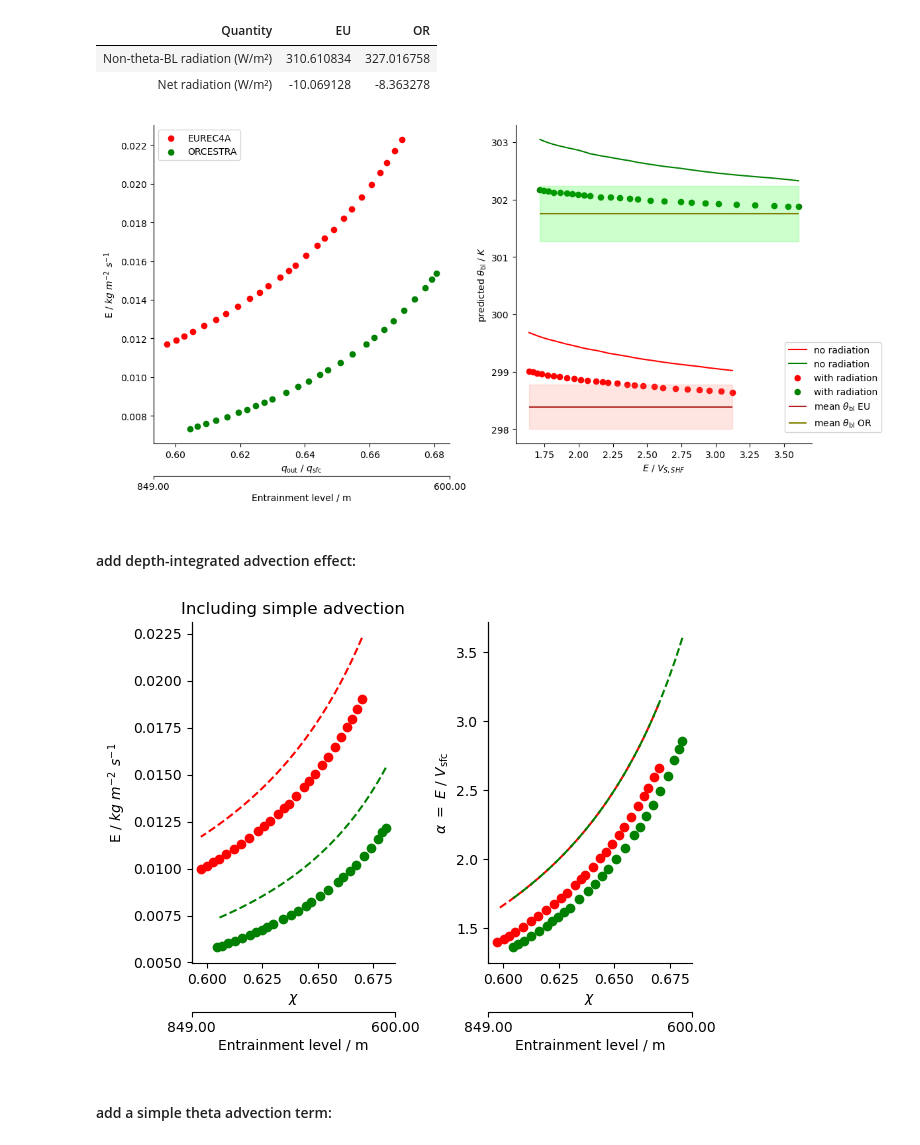
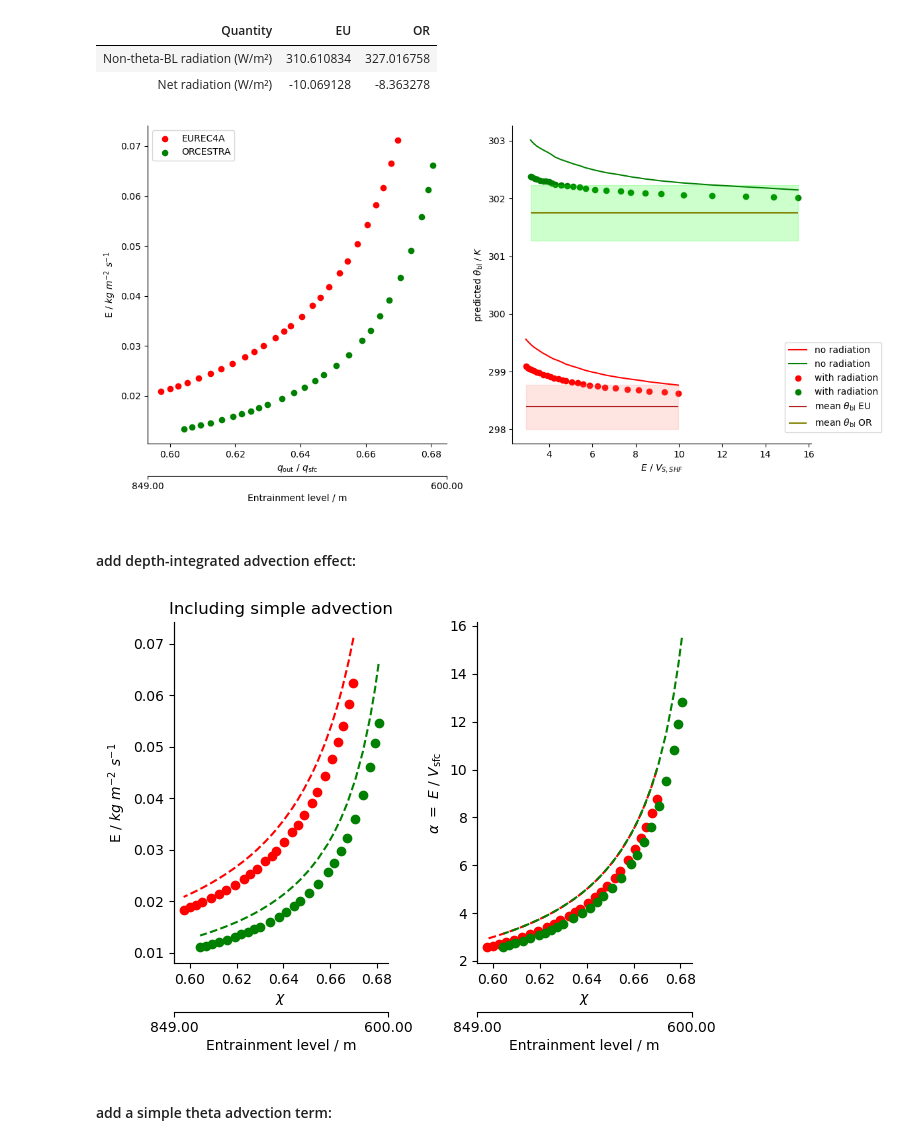
Before and after one commit to meteorologopazzo/BCO_observational, a Jupyter notebook: mass_fluxes_profiles/simplified_scheme.ipynb, the cells around one changed output. Cells and saved outputs as stored; diff of their text form; code cells hidden in the pictures.

```diff
--- a/mass_fluxes_profiles/simplified_scheme.ipynb
+++ b/mass_fluxes_profiles/simplified_scheme.ipynb
@@ -103,14 +109,21 @@ ax[1].set_title("U")
 ax[1].set_xlim(0, 10)
 
 
-temp_eu.plot.line(ax=ax[2], y="height", color="red")
-temp_or.plot.line(ax=ax[2], y="height", color="green")
+
+
+temp_eu.plot.line(ax=ax[2], y="height", color="red", linestyle="--")
+temp_or.plot.line(ax=ax[2], y="height", color="green", linestyle="--")
+
+theta_eu.plot.line(ax=ax[2], y="height", color="red")
+theta_or.plot.line(ax=ax[2], y="height", color="green")
 ax[2].set_title("T")
-ax[2].set_xlim(285, 305)
+ax[2].set_xlim(285, 312)
 ax[2].vlines([sst_eu,
               sst_or],
               ymin=0, ymax=50,
               color=["red", "green"])
+
+
 
 
 q_eu.plot.line(ax=ax[3], y="height", color="red")
@@ -268,7 +295,7 @@ array([0.01475333, 0.01470669, 0.01465124, 0.01460474, 0.01454666,
 q_out_eu = q_eu.sel(height=entrainment_levels).values
 q_out_or = q_or.sel(height=entrainment_levels).values
 
-def E(q_out, q_sfc, Vs, W=0.75):
+def E(q_out, q_sfc, Vs, W=0.7):
     E = ((W-1)*Vs)/((q_out/q_sfc)-W)
     return E
 
@@ -627,11 +654,11 @@ for x in ax:
 plt.tight_layout()
 plt.show()
 # %% [output]
-[figure, old version]
+[figure, new version]
 # %% [markdown]
 #### add depth-integrated advection effect:
 # %%
-def E(q_out, q_sfc, Vs, Fa, h, rho_bl, W=0.75):
+def E(q_out, q_sfc, Vs, Fa, h, rho_bl, W=0.7):
     E = (((1-W)*Vs) + (h*Fa*rho_bl/q_sfc))/(W-(q_out/q_sfc))
     return E
 
@@ -677,34 +704,34 @@ ax[1].set_ylabel(r"$\alpha ~=~ E ~/~ V_\mathrm{sfc}$")
 for x in ax:
 
     ax_top = x.twiny()
     ax_top.set_xlim(x.get_xlim())
 
     x_ticks = x.get_xticks()
 
     # Only keep first and last ticks
     selected_ticks = [x_ticks[0], x_ticks[-1]]
     entrainment_levels_list = np.arange(entrainment_levels.start, entrainment_levels.stop, entrainment_levels.step)
     selected_labels = [f"{entrainment_levels_list[-1]:.2f}", f"{entrainment_levels_list[0]:.2f}"]
 
     ax_top.set_xticks(selected_ticks)
     ax_top.set_xticklabels(selected_labels)
 
     ax_top.xaxis.set_ticks_position("bottom")
     ax_top.xaxis.set_label_position("bottom")
     ax_top.spines["bottom"].set_position(("outward", 35))
     ax_top.spines["top"].set_visible(False)
     ax_top.spines["right"].set_visible(False)
     ax_top.set_xlabel("Entrainment level / m", labelpad=2)
 
     for spine in ['top', 'right']:
         x.spines[spine].set_visible(False)
 
 
 
 plt.tight_layout()
 plt.show()
 # %% [output]
-[figure, old version]
+[figure, new version]
 # %% [markdown]
 #### add a simple theta advection term:
 # %%
```
Also changed, not shown: parts of 33 cells of this notebook, 1 other file.
